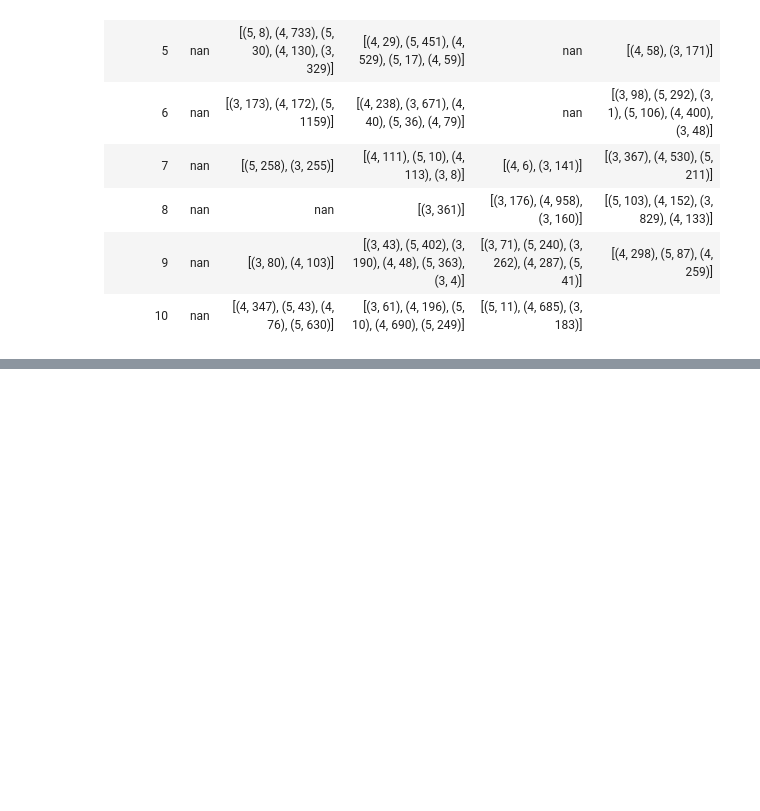
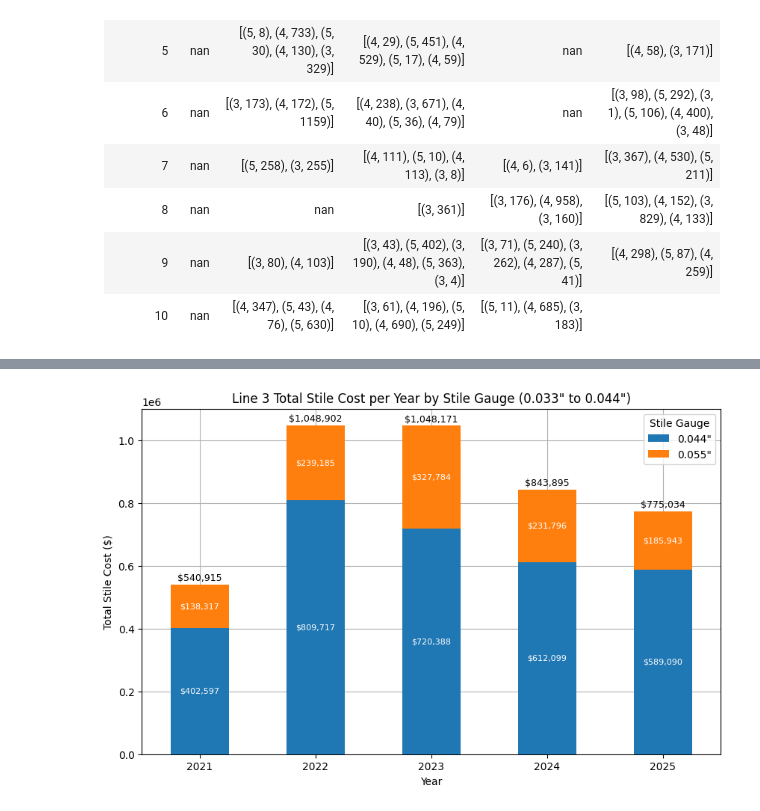
Before and after one commit to mattrupp/pan-coil-change-analysis, a Jupyter notebook: pan-coil-change-analysis.ipynb, the cells around one changed output, grey strips where cells are left out. Cells and saved outputs as stored; diff of their text form; code cells hidden in the pictures; blank space fills up the shorter version.

```diff
--- a/pan-coil-change-analysis.ipynb
+++ b/pan-coil-change-analysis.ipynb
@@ -368,0 +477,75 @@ display(md(stile_gauge_list_per_day_year.unstack(level=0).to_markdown()))
+# %%
+# Convert all the 3 gauge stiles to 4 gauge stiles and recalculate the stile weight and cost columns
+def convert_3_to_4_gauge(row):
+    gauge = row['StileGauge']
+    height = row['SectionHeight']
+    quantity = row['StileQuantity']
+
+    if gauge == 3:
+        # Convert to 4 gauge
+        gauge = 4
+
+    # Calculate the weight based on the new gauge
+    if gauge == 4:
+        if height == 18:
+            weight_per_stile = STILE_18_44_WEIGHT
+        elif height == 21:
+            weight_per_stile = STILE_21_44_WEIGHT
+        elif height == 24:
+            weight_per_stile = STILE_24_44_WEIGHT
+        else:
+            weight_per_stile = 0
+    elif gauge == 5:
+        if height == 18:
+            weight_per_stile = STILE_18_55_WEIGHT
+        elif height == 21:
+            weight_per_stile = STILE_21_55_WEIGHT
+        elif height == 24:
+            weight_per_stile = STILE_24_55_WEIGHT
+        else:
+            weight_per_stile = 0
+    else:
+        weight_per_stile = 0
+
+    total_weight = weight_per_stile * quantity
+
+    # Calculate the cost based on the new weight
+    if gauge == 4:
+        cost_per_pound = STILE_44_COST_PER_POUND
+    elif gauge == 5:
+        cost_per_pound = STILE_55_COST_PER_POUND
+    else:
+        cost_per_pound = 0
+
+    total_cost = cost_per_pound * total_weight
+
+    return pd.Series([gauge, total_weight, total_cost])
+
+df_3to4 = df.copy()
+df_3to4[['StileGauge', 'StileWeight', 'StileCost']] = df_3to4.apply(convert_3_to_4_gauge, axis=1)
+# convert the stile gauge to an integer
+df_3to4['StileGauge'] = df_3to4['StileGauge'].astype(int)
+# Create a stacked bar plot of total stile cost per year per stile gauge after conversion
+# show the dollar amounts in the bars
+converted_stile_cost_per_year = df_3to4.groupby(by=['Year', 'StileGauge'], group_keys=True)[
+    'StileCost'].sum().unstack(level=1).fillna(0)
+converted_stile_cost_per_year = converted_stile_cost_per_year.rename(columns=lambda x: f'0.0{x}{x}"')
+ax = converted_stile_cost_per_year.plot(kind='bar', stacked=True, zorder=3, figsize=(10, 6))
+plt.title('Line 3 Total Stile Cost per Year by Stile Gauge (0.033" to 0.044")')
+plt.xlabel('Year')
+plt.ylabel('Total Stile Cost ($)')
+plt.legend(title='Stile Gauge')
+plt.grid()
+# Add dollar amounts on top of each bar segment
+for p in ax.patches:
+    width, height = p.get_width(), p.get_height()
+    x, y = p.get_xy()
+    if height > 0:
+        ax.text(x + width/2, y + height/2, f'${height:,.0f}', ha='center', va='center', fontsize=8, color='white')
+# Add the column totals above the bars
+for i, total in enumerate(converted_stile_cost_per_year.sum(axis=1)):
+    ax.text(i, total + 5000, f'${total:,.0f}', ha='center', va='bottom', fontsize=9)
+plt.xticks(rotation=0)
+plt.show()
+# %% [output]
+[figure, added]
```
Also changed, not shown: parts of 6 cells of this notebook.
